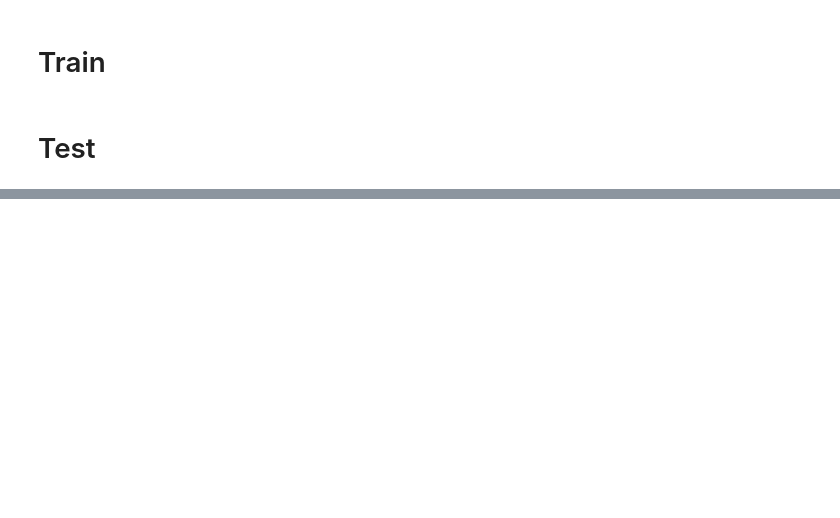
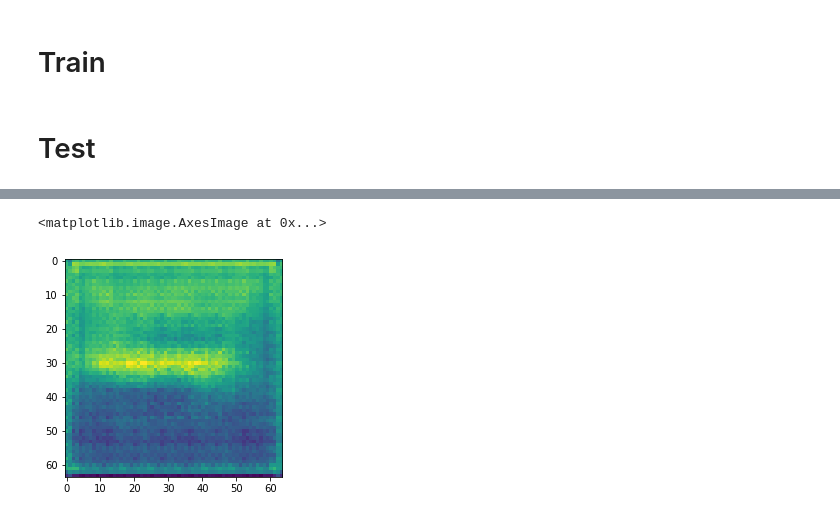
Before and after one commit to bradley-ray/implementing-deep-learn-papers, a Jupyter notebook: variational_autoencoder.ipynb, the cells around one changed output, grey strips where cells are left out. Saved outputs shown, nothing was run; the diff lists cells and outputs as text; code cells hidden in the pictures; blank space fills up the shorter version.

```diff
--- a/variational_autoencoder.ipynb
+++ b/variational_autoencoder.ipynb
@@ -108,0 +230,5 @@ train(train_loader)
+# %%
+plt.imshow(out[0][0].cpu().detach().numpy())
+# %% [output]
+<matplotlib.image.AxesImage at 0x...>
+[figure, added]
```
Also changed, not shown: parts of 15 cells of this notebook.
